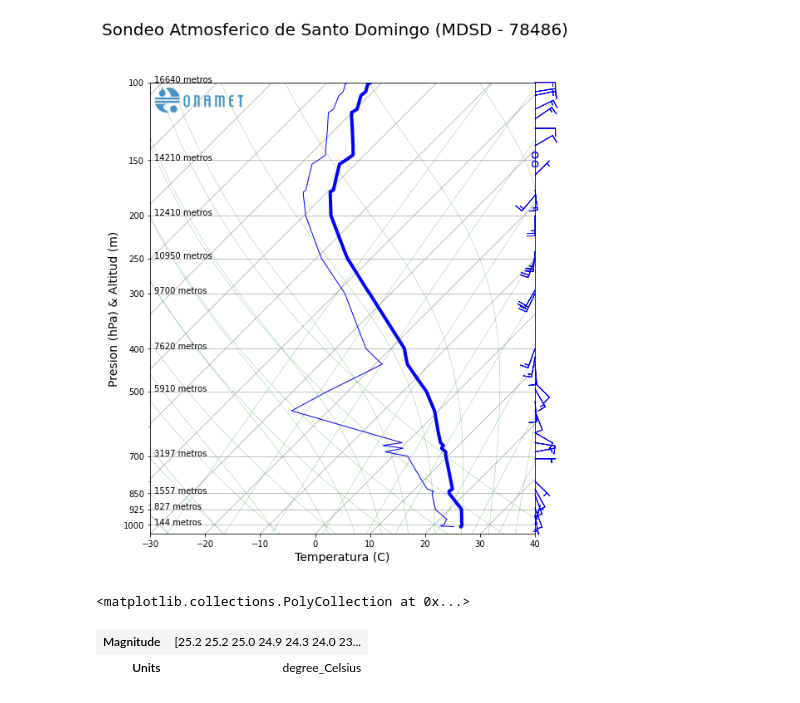
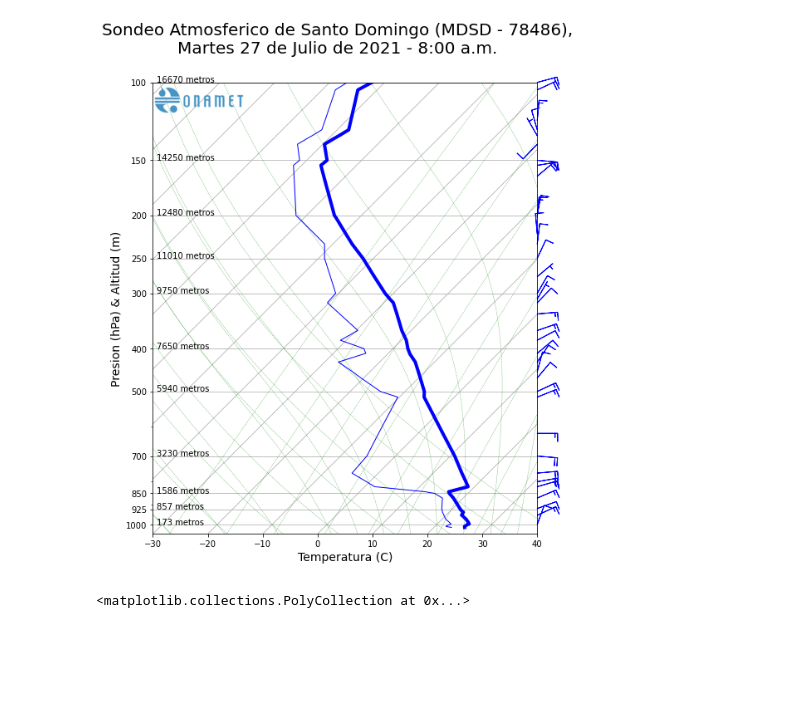
Before and after one commit to jmedinah09/UnidataProjects, a Jupyter notebook: sounding_plot_project/sounding_plot.ipynb, the cells around one changed output. Saved outputs shown, nothing was run; the diff lists cells and outputs as text; code cells hidden in the pictures; blank space fills up the shorter version.

```diff
--- a/sounding_plot_project/sounding_plot.ipynb
+++ b/sounding_plot_project/sounding_plot.ipynb
@@ -9,21 +9,31 @@ import numpy as np
 from matplotlib.pyplot import imread
 
 %matplotlib inline
+# %%
+current_year = datetime.date.today().year
+current_month = datetime.date.today().month
+current_day = datetime.date.today().day
+#datetime.date.today()
+
+current_datetime = datetime.datetime(current_year, current_month, current_day, 12)
+#current_datetime = datetime(2021, 7, 26, 12) #sept-10-2017 @ 0000z
+
+Dias_de_la_semana = ['Lunes', 'Martes', 'Miercoles', 'Jueves', 'Viernes', 'Sabado', 'Domingo']
+tday = current_datetime.weekday()
+Dia_de_la_semana = Dias_de_la_semana[tday]
+
+Meses_del_Ano = ['', 'Enero', 'Febrero', 'Marzo', 'Abril', 'Mayo', 'Junio', 'Julio', 'Agosto', 'Septiembre',
+                     'Octubre', 'Noviembre', 'Diciembre']
+Mes_del_Ano = Meses_del_Ano[current_month]
+
+fecha_y_hora = f'{Dia_de_la_semana} {current_day} de {Mes_del_Ano} de {current_year} - 8:00 a.m.'
 # %%
-date = datetime(2021, 7, 25, 12) #sept-10-2017 @ 0000z
 station = '78486'
 
-df = WyomingUpperAir.request_data(date, station)
+df = WyomingUpperAir.request_data(current_datetime, station)
 d  = pandas_dataframe_to_unit_arrays(df)
 
 mandatory_levels = [1000, 925, 850, 700, 500, 400, 300, 250, 200, 150, 100]
-
-# p = d['pressure']
-# t = d['temperature']
-# td = d['dewpoint']
-# u = d['u_wind']
-# v = d['v_wind']
-# h = d['height']
 # %%
 fig = plt.figure(figsize=(10, 10))
 skew = plots.SkewT(fig, rotation = 45)
@@ -34,36 +44,36 @@ skew.plot(d['pressure'], d['dewpoint'], 'b', linewidth = 1)
 skew.ax.set_ylim(1050, 100)
 skew.ax.set_xlim(-30, 40)
 
-fig.suptitle('Sondeo Atmosferico de Santo Domingo (MDSD - 78486)', fontsize = 20)
+fig.suptitle(f'Sondeo Atmosferico de Santo Domingo (MDSD - 78486),\n{fecha_y_hora}', fontsize = 20)
 #fig.suptitle('Domingo 25 de julio de 2021 - 8:00 a.m.', fontsize = 20, y=0.)
 plt.xlabel('Temperatura (C)', fontsize = 14)
 plt.ylabel('Presion (hPa) & Altitud (m)', fontsize = 14)
 plt.yticks(ticks=mandatory_levels)
 
 interval = np.logspace(2, 3) * units.hPa
 idx = mpcalc.resample_nn_1d(d['pressure'], interval)
 skew.plot_barbs(d['pressure'][idx], d['u_wind'][idx], d['v_wind'][idx], barbcolor = 'blue', sizes =
                dict(width = 0.01))
 
 skew.plot_dry_adiabats(colors = 'green', linewidth = 0.4, alpha = 0.7)
 skew.plot_moist_adiabats(colors = 'green', linewidth = 0.4, alpha = 0.7)
 
 p_space = np.linspace(100, max(skew.ax.get_ylim())) * units.mbar
 skew.plot_mixing_lines(pressure = p_space, colors = 'green', linewidth = 0.4, alpha = 0.7)
 #skew.plot_mixing_lines(colors = 'green', linewidth = 0.4, alpha = 0.7)
 
 logo = imread('onamet-110X32.png')
 fig.figimage(logo, 70, 557, zorder=100)
 
 #interval = [k for k in range(1000, 0, -100)] * units.hPa
 interval = mandatory_levels * units.hPa
 idx = mpcalc.resample_nn_1d(d['pressure'], interval)
 for p, t, h  in zip(d['pressure'][idx], d['temperature'][idx], d['height'][idx]):
     if p >= 100 * units.hPa:
         skew.ax.text(0.01, p, f'{round(h.m, 0)} metros', fontsize=10,
                      transform = skew.ax.get_yaxis_transform(which='tick2'))
 # %% [output]
-[figure, old version]
+[figure, new version]
 # %%
 # # skew.ax.axhline(lcl_pressure)
 
@@ -165,8 +178,3 @@ freezing_level       = d['height'][zero_temp_index]
-# %%
-d['temperature'][zero_temp_index]
-# %% [output]
-| Magnitude | [25.2 25.2 25.0 24.9 24.3 24.0 23... |
-| Units | degree_Celsius |
 # %%
 props = dict(boxstyle='round', facecolor='wheat', alpha=0.5)
 
```
Also changed, not shown: parts of 4 cells of this notebook, 3 other files.
